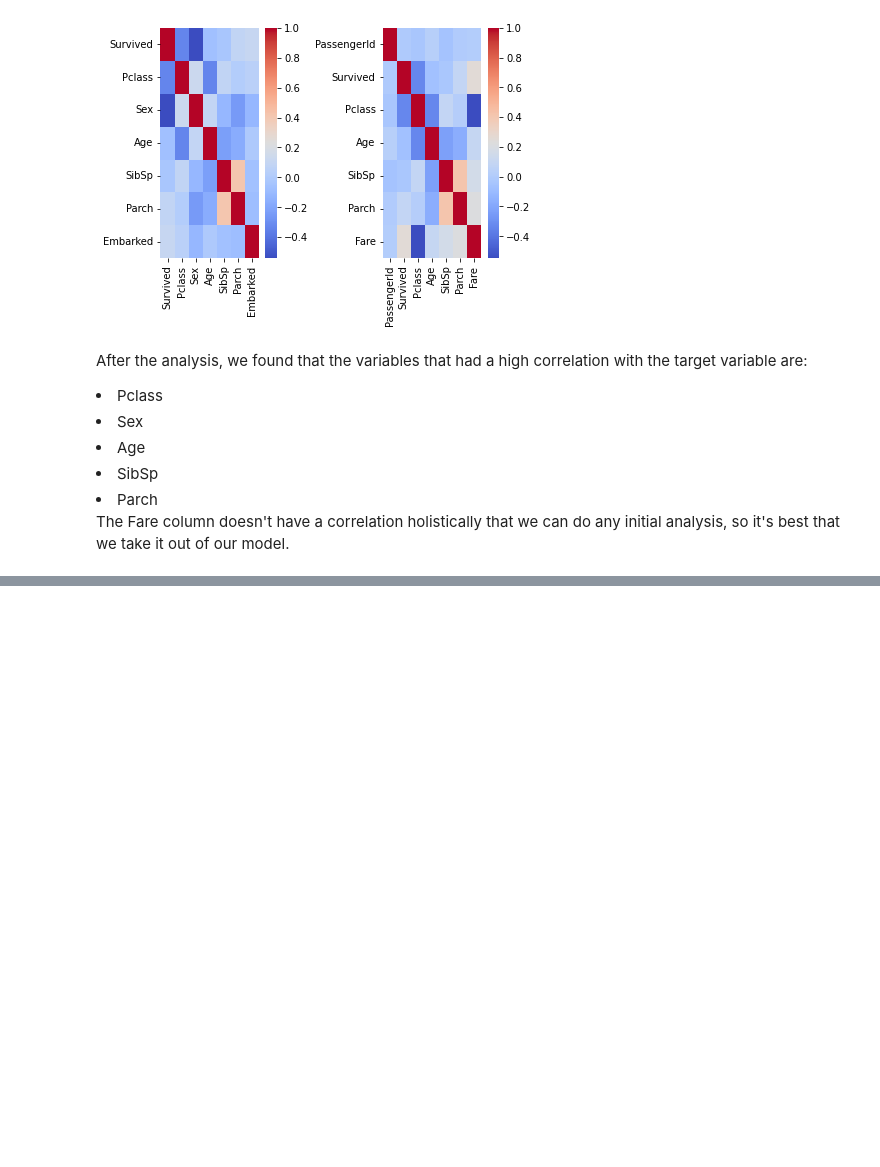
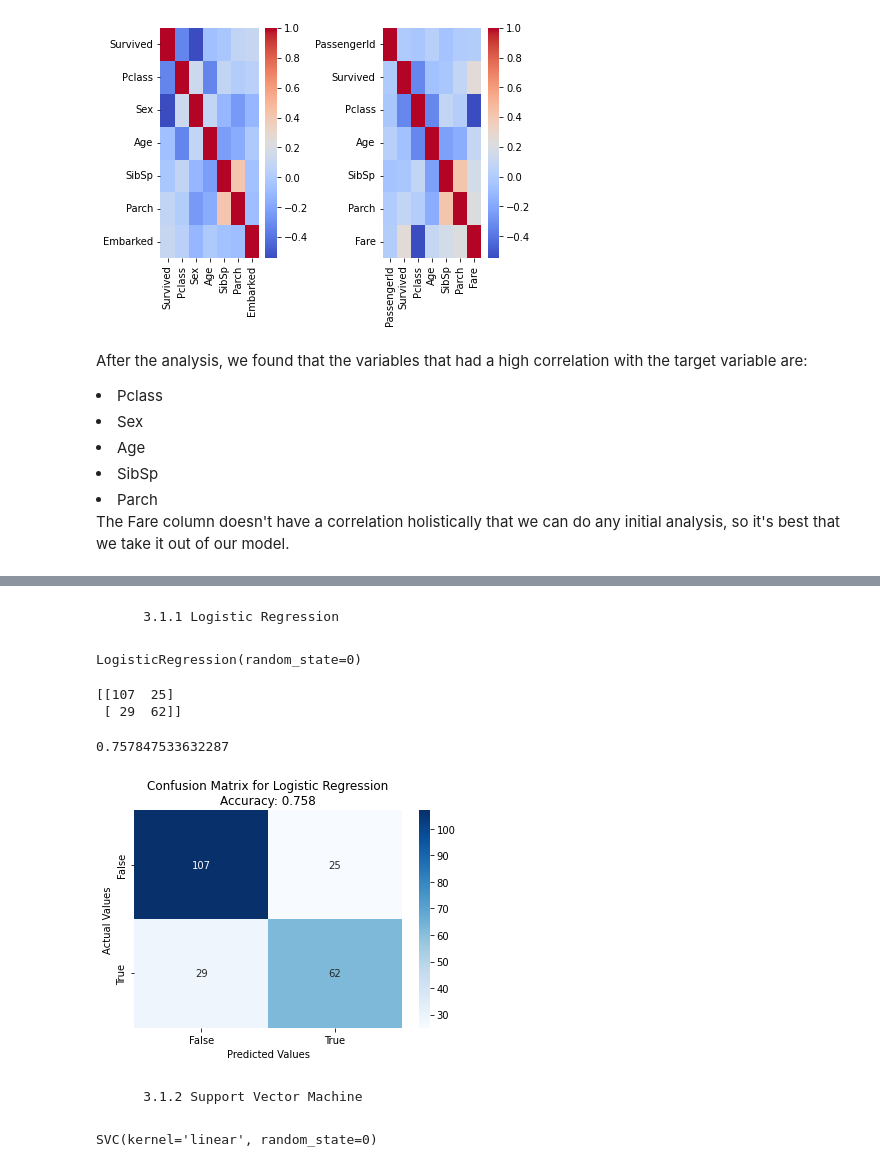
Before and after one commit to PatrickVieira1/Titanic-Kaggle, a Jupyter notebook: titanic.ipynb, the cells around one changed output, grey strips where cells are left out. Saved outputs shown, nothing was run; the diff lists cells and outputs as text; code cells hidden in the pictures; blank space fills up the shorter version.

Commit message:
Training Data using Classificiation Models and evaluating their performance

```diff
--- a/titanic.ipynb
+++ b/titanic.ipynb
@@ -168,0 +176,8 @@ The Fare column doesn't have a correlation holistically that we can do any initi
+# %%
+#Splitting the data into training and testing data for checking accuracy of the models
+from sklearn.model_selection import train_test_split
+
+X = correlationdf.loc[:, correlationdf.columns != 'Survived']
+y = correlationdf.loc[:, correlationdf.columns == 'Survived']
+
+X_train, X_test, y_train, y_test = train_test_split(X, y, random_state=0, train_size = .75)
@@ -168,0 +209,48 @@ The Fare column doesn't have a correlation holistically that we can do any initi
+# %% [markdown]
+        3.1.1 Logistic Regression
+# %%
+#Applying Logistic Regression Model
+
+from sklearn.linear_model import LogisticRegression
+LogClassifier = LogisticRegression(random_state = 0)
+LogClassifier.fit(X_train, y_train)
+# %% [output]
+LogisticRegression(random_state=0)
+# %%
+from sklearn.metrics import confusion_matrix, accuracy_score
+
+y_pred_log = LogClassifier.predict(X_test)
+cm = confusion_matrix(y_test, y_pred_log)
+print(cm)
+accuracy_score(y_test, y_pred_log)
+# %% [output]
+[[107  25]
+ [ 29  62]]
+0.757847533632287
+# %%
+#Function for Confusion Matrix to be plotted in each classification model
+
+def CfMatrix(cf_matrix, Model, y_pred):
+    ax = sns.heatmap(cf_matrix, annot=True, cmap='Blues', fmt='g')
+
+    ax.set_title('Confusion Matrix for '+ str(Model)+ '\nAccuracy: ' + str(round(accuracy_score(y_test, y_pred),3)))
+    ax.set_xlabel('Predicted Values')
+    ax.set_ylabel('Actual Values');
+
+    ax.xaxis.set_ticklabels(['False','True'])
+    ax.yaxis.set_ticklabels(['False','True'])
+
+    plt.show()
+
+CfMatrix(cm, 'Logistic Regression',y_pred_log)
+# %% [output]
+[figure, added]
+# %% [markdown]
+        3.1.2 Support Vector Machine
+# %%
+from sklearn.svm import SVC
+
+SVC_Classifier = SVC(kernel = 'linear', random_state = 0)
+SVC_Classifier.fit(X_train, y_train)
+# %% [output]
+SVC(kernel='linear', random_state=0)
```
Also changed, not shown: parts of 15 cells of this notebook.
